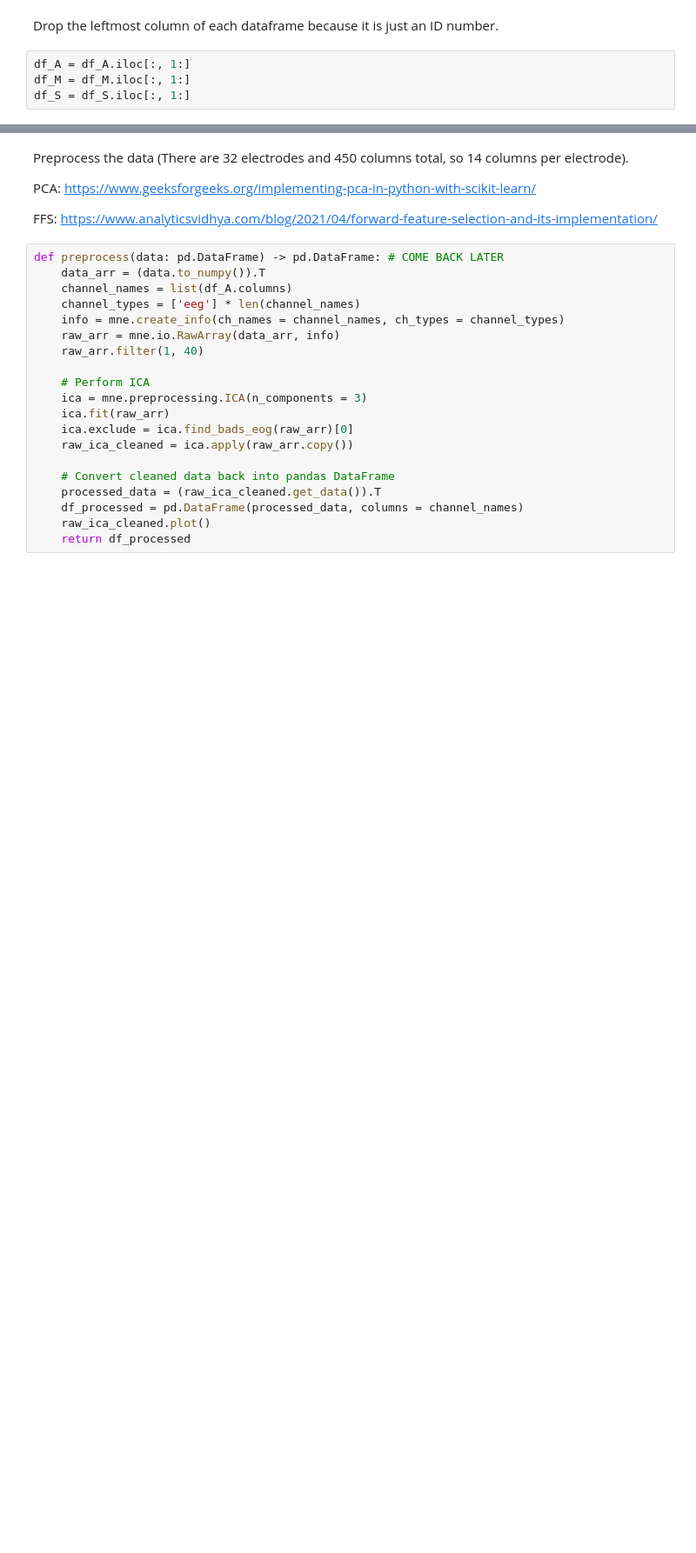
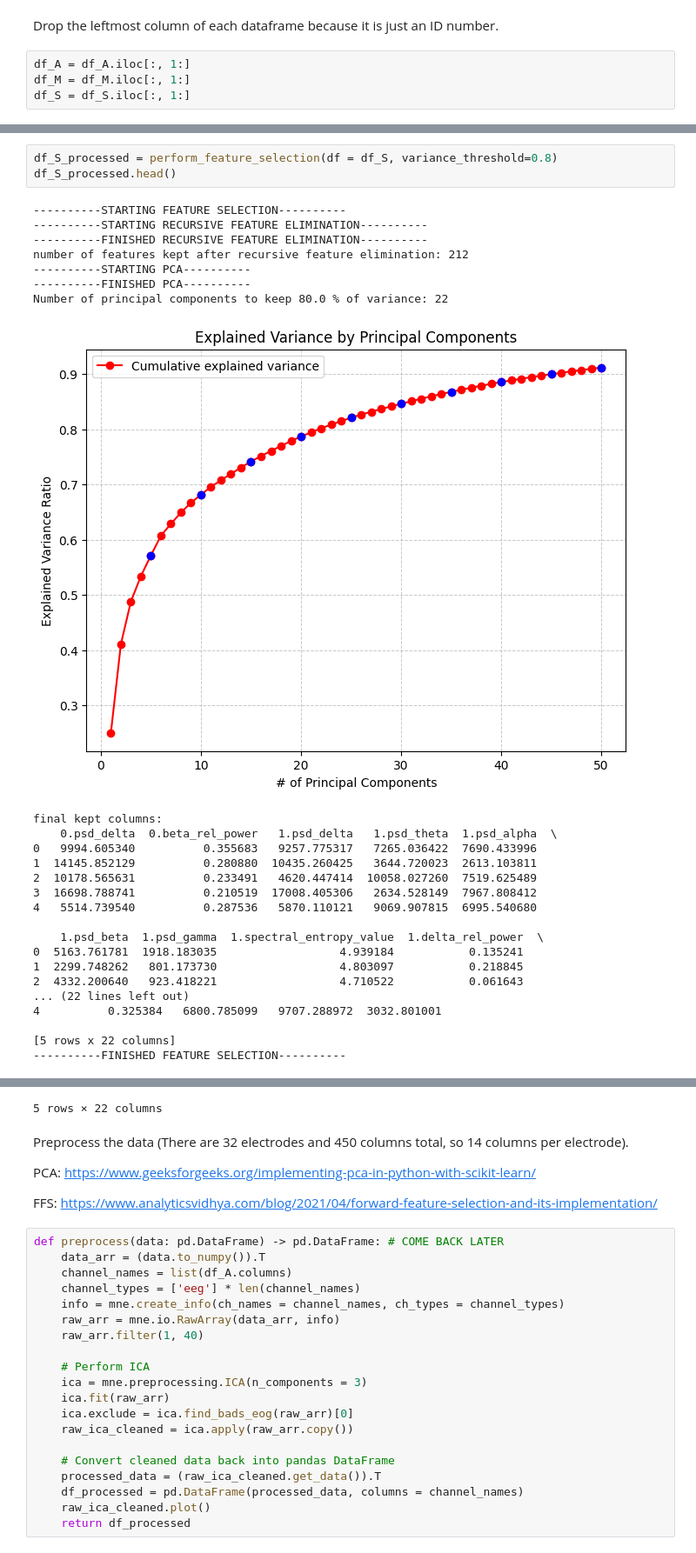
Before and after one commit to ayushilal20/MindWave-Predicting-Mental-States-through-EEG-Data, a Jupyter notebook: Classification/Stress/stress_classification.ipynb, the cells around one changed output, grey strips where cells are left out. Shown: that part at 87% size. Cells and saved outputs as stored; diff of their text form; blank space fills up the shorter version.

```diff
--- a/Classification/Stress/stress_classification.ipynb
+++ b/Classification/Stress/stress_classification.ipynb
@@ -35,0 +213,29 @@ df_S = df_S.iloc[:, 1:]
+# %%
+df_S_processed = perform_feature_selection(df = df_S, variance_threshold=0.8)
+df_S_processed.head()
+# %% [output]
+----------STARTING FEATURE SELECTION----------
+----------STARTING RECURSIVE FEATURE ELIMINATION----------
+----------FINISHED RECURSIVE FEATURE ELIMINATION----------
+number of features kept after recursive feature elimination: 212
+----------STARTING PCA----------
+----------FINISHED PCA----------
+Number of principal components to keep 80.0 % of variance: 22
+[figure, added]
+final kept columns:
+    0.psd_delta  0.beta_rel_power   1.psd_delta   1.psd_theta  1.psd_alpha  \
+0   9994.605340          0.355683   9257.775317   7265.036422  7690.433996
+1  14145.852129          0.280880  10435.260425   3644.720023  2613.103811
+2  10178.565631          0.233491   4620.447414  10058.027260  7519.625489
+3  16698.788741          0.210519  17008.405306   2634.528149  7967.808412
+4   5514.739540          0.287536   5870.110121   9069.907815  6995.540680
+
+    1.psd_beta  1.psd_gamma  1.spectral_entropy_value  1.delta_rel_power  \
+0  5163.761781  1918.183035                  4.939184           0.135241
+1  2299.748262   801.173730                  4.803097           0.218845
+2  4332.200640   923.418221                  4.710522           0.061643
+... (22 lines left out)
+4          0.325384   6800.785099   9707.288972  3032.801001
+
+[5 rows x 22 columns]
+----------FINISHED FEATURE SELECTION----------
@@ -36,3 +248,4 @@ df_S = df_S.iloc[:, 1:]
+5 rows × 22 columns
 # %% [markdown]
 Preprocess the data (There are 32 electrodes and 450 columns total, so 14 columns per electrode).
 
```
Also changed, not shown: parts of 15 cells of this notebook.
